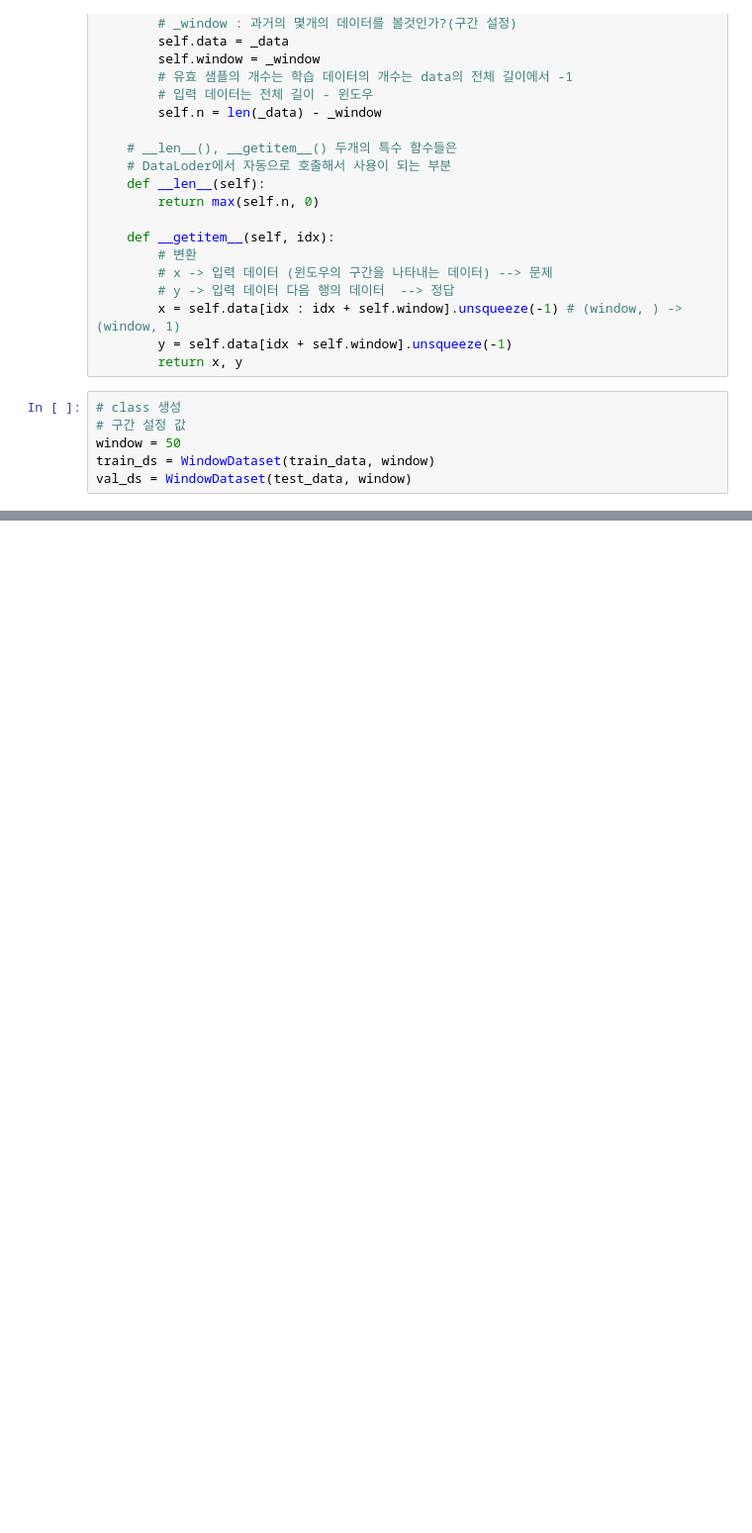
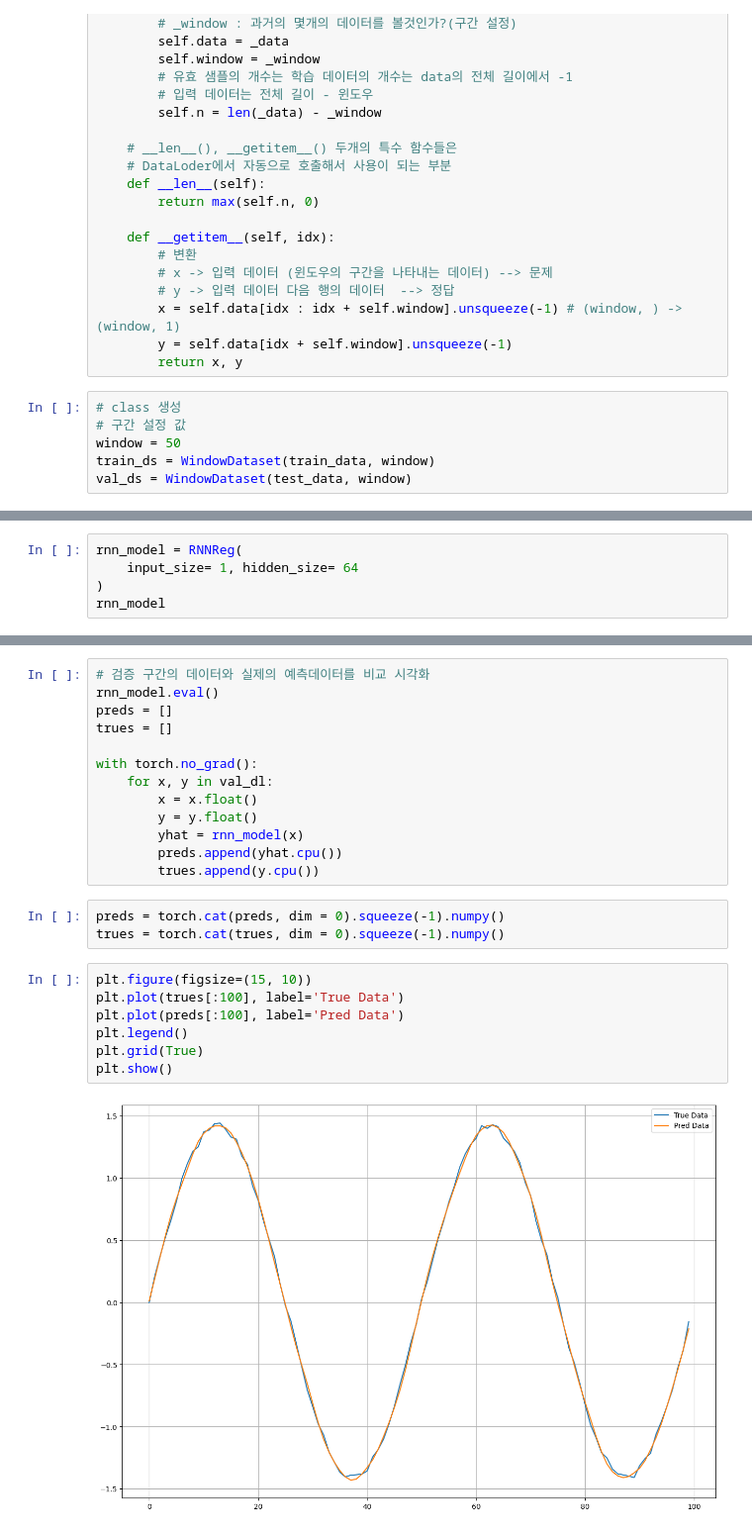
Before and after one commit to bsmoon-86/multicam_2025, a Jupyter notebook: 251015/02_RNN.ipynb, the cells around one changed output, grey strips where cells are left out. Shown at 99% size. Drawn from its saved outputs; the diff is of its cells as text; blank space fills up the shorter version.

```diff
--- a/251015/02_RNN.ipynb
+++ b/251015/02_RNN.ipynb
@@ -127,0 +181,5 @@ val_ds = WindowDataset(test_data, window)
+# %%
+rnn_model = RNNReg(
+    input_size= 1, hidden_size= 64
+)
+rnn_model
@@ -127,0 +280,25 @@ val_ds = WindowDataset(test_data, window)
+# %%
+# 검증 구간의 데이터와 실제의 예측데이터를 비교 시각화
+rnn_model.eval()
+preds = []
+trues = []
+
+with torch.no_grad():
+    for x, y in val_dl:
+        x = x.float()
+        y = y.float()
+        yhat = rnn_model(x)
+        preds.append(yhat.cpu())
+        trues.append(y.cpu())
+# %%
+preds = torch.cat(preds, dim = 0).squeeze(-1).numpy()
+trues = torch.cat(trues, dim = 0).squeeze(-1).numpy()
+# %%
+plt.figure(figsize=(15, 10))
+plt.plot(trues[:100], label='True Data')
+plt.plot(preds[:100], label='Pred Data')
+plt.legend()
+plt.grid(True)
+plt.show()
+# %% [output]
+[figure, added]
```
Also changed, not shown: parts of 7 cells of this notebook, 1 other file.
